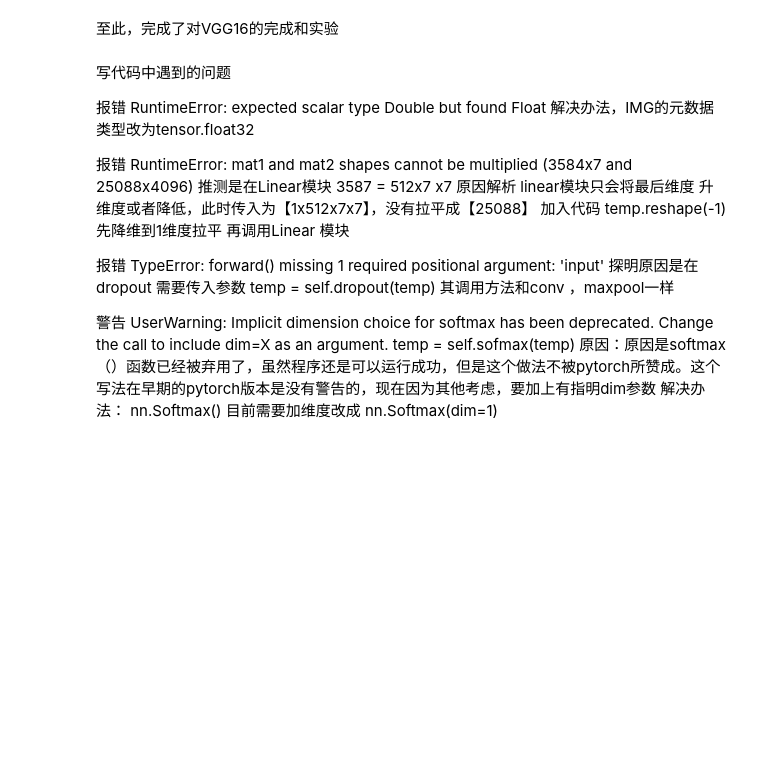
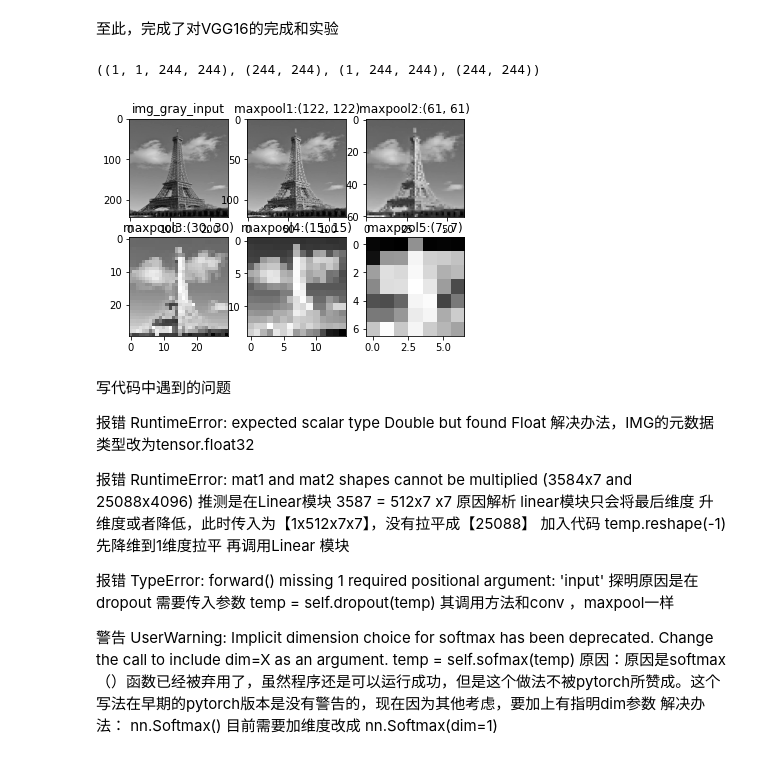
Before and after one commit to linzixuan45/Research-of-papers, a Jupyter notebook: 目标检测/VGG16.ipynb, the cells around one changed output. Saved outputs shown, nothing was run; the diff lists cells and outputs as text; code cells hidden in the pictures; blank space fills up the shorter version.

```diff
--- a/目标检测/VGG16.ipynb
+++ b/目标检测/VGG16.ipynb
@@ -81,6 +80,7 @@ VGG-16 (Very Deep Convolutional Networks for Large-scale Image Recongnition)
 '''依据原始论文搭建VGG网络'''
 import torch.nn as nn
 import torch
+import cv2
 class VGG_16(nn.Module):
     def __init__(self, num_channels=3):  #由于传入的是RGB 所以传入通道为3
         super(VGG_16, self).__init__()
@@ -135,9 +135,17 @@ class VGG_16(nn.Module):
         temp = self.dropout(temp)
         temp = self.relu(self.linear2(temp))
         temp = self.dropout(temp)
-        temp = self.linear3(temp)
+        temp = self.relu(self.linear3(temp))
         temp = self.sofmax(temp)
         return temp
+    def observe_pool(self,input):  #输入需要为gray，非RGB
+        '''此函数主要用来观测maxpool下采样后的图像样子，故而采用gray'''
+        out1 = self.maxpool(input)  #（244-2）/2+1 =122  此时图片大小 122x122
+        out2 = self.maxpool(out1) #（122-2）/2+1 = 61  61x61
+        out3 = self.maxpool(out2)
+        out4 = self.maxpool(out3)
+        out5 = self.maxpool(out4)
+        return [out1,out2,out3,out4,out5]
 # %% [markdown]
 图像的上采样和下采样
 opencv中给了好几种，这里介绍两种
@@ -200,6 +208,40 @@ print(out.shape) #torch.Size([1000])
 torch.Size([1000])
 # %% [markdown]
 至此，完成了对VGG16的完成和实验
+# %%
+'''
+numpy 维度降低
+numpy.squeeze(axis=None)
+从ndarray的shape中，去掉维度为1的。默认去掉所有的1。
+注意：只能去掉shape中的1，其他数字的维度无法去除
+'''
+test1 = np.random.rand(1,1,244,244)
+test2 = test1.squeeze()
+test3 = test1.squeeze(0)
+test4 = test3.squeeze(0)
+test1.shape,test2.shape, test3.shape,test4.shape
+# %% [output]
+((1, 1, 244, 244), (244, 244), (1, 244, 244), (244, 244))
+# %%
+'''观测连续5层maxpool处理的图像'''
+img_gray = cv2.cvtColor(img,cv2.COLOR_BGR2GRAY)
+img_gray_input = cv2.resize(img_gray,(244,244))
+img_gray = img_gray_input.reshape((1,1,244,244))
+img_gray = torch.tensor(img_gray).to(torch.float32)
+pool1 = vgg16.observe_pool(img_gray)
+
+plt.subplot(2,3,1)
+plt.title('img_gray_input')
+plt.imshow(img_gray_input,cmap='gray')
+for index,data in enumerate(pool1):
+    data = data.numpy() # [1,1,244,244]
+    data = data.squeeze() #244,244
+    plt.subplot(2,3,index+2)
+    plt.title(f'maxpool{index+1}:{data.shape}')
+    plt.imshow(data,cmap='gray')
+plt.show()
+# %% [output]
+[figure, added]
 # %% [markdown]
 写代码中遇到的问题
 
```
Also changed, not shown: parts of 1 cell of this notebook, 1 other file.
